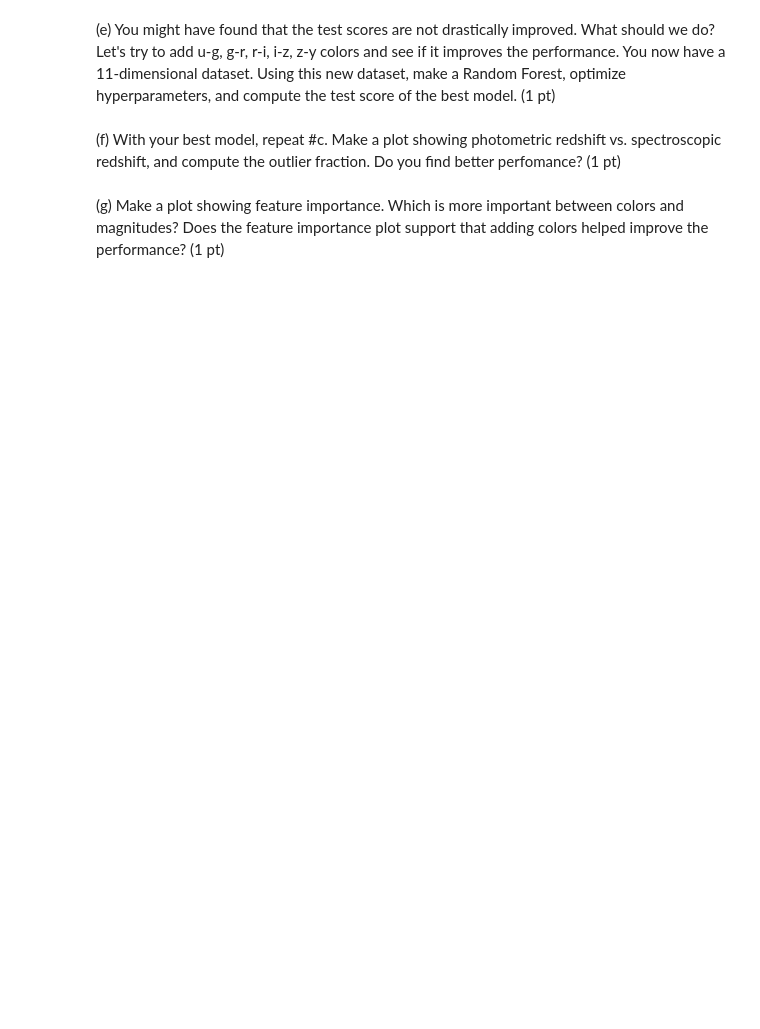
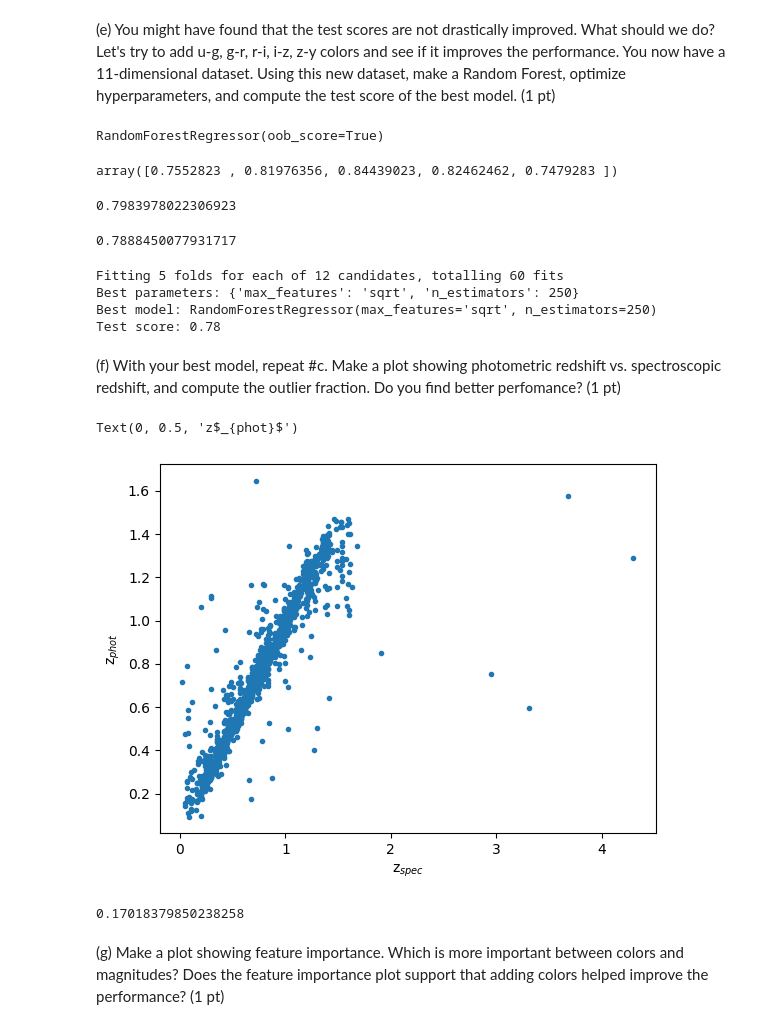
Before and after one commit to SpacialTree/machinelearning-homework, a Jupyter notebook: Homework/HW3/AST7939_homework3.ipynb, the cells around one changed output. Saved outputs shown, nothing was run; the diff lists cells and outputs as text; code cells hidden in the pictures; blank space fills up the shorter version.

```diff
--- a/Homework/HW3/AST7939_homework3.ipynb
+++ b/Homework/HW3/AST7939_homework3.ipynb
@@ -116,4 +195,67 @@ train: [[23.14385455 22.57061078 22.07681547 21.96614953 21.88239458 21.86940264
+# %%
+model = RandomForestRegressor(oob_score=True) # Initialize RandomForestRegressor
+model.fit(X_train, y_train) # Fit the model on training data
+# %% [output]
+RandomForestRegressor(oob_score=True)
+# %%
+scores = cross_val_score(model, X_train, y_train, cv=5) # Get Cross Validation Scores
+scores
+# %% [output]
+array([0.7552823 , 0.81976356, 0.84439023, 0.82462462, 0.7479283 ])
+# %%
+np.mean(scores) # Mean of all 5 cross validation scores
+# %% [output]
+0.7983978022306923
+# %%
+model.oob_score_  # Out-of-the-box score
+# %% [output]
+0.7888450077931717
+# %%
+# hyperparameter optimization
+
+param_grid = {'max_features': [None, 'sqrt', 2], # Grid set up for hyperparameter optimization
+              'n_estimators': [100, 200, 250, 300] # max_features as specified
+              }
+
+grid_search = GridSearchCV(RandomForestRegressor(),  # specify RFR
+                           param_grid, cv=5, return_train_score=True, verbose=1)
+grid_search.fit(X_train, y_train) # Fit for best model with training data
+
+print("Best parameters: {}".format(grid_search.best_params_)) # print out best parameters
+print("Best model: {}".format(grid_search.best_estimator_)) # print out the best model
+print("Test score: {:.2f}".format(grid_search.score(X_test, y_test))) # print out the test score of the best model
+# %% [output]
+Fitting 5 folds for each of 12 candidates, totalling 60 fits
+Best parameters: {'max_features': 'sqrt', 'n_estimators': 250}
+Best model: RandomForestRegressor(max_features='sqrt', n_estimators=250)
+Test score: 0.78
 # %% [markdown]
 (f) With your best model, repeat #c. Make a plot showing photometric redshift vs. spectroscopic redshift, and compute the outlier fraction. Do you find better perfomance? (1 pt)
+# %%
+# Same as model above btw
+model = RandomForestRegressor(max_features='sqrt', n_estimators=250, oob_score=True) # Initialize RandomForestRegressor
+model.fit(X_train, y_train) # Fit the model on training data
+
+z_phot = model.predict(X_test) # using the model from above, predict the redshift for the test data
+z_spec = np.array(y_test) # the true redshifts from spectroscopy
+
+# Plot and compare
+plt.scatter(z_spec, z_phot, marker='.')
+plt.xlabel('z$_{spec}$')
+plt.ylabel('z$_{phot}$')
+# %% [output]
+Text(0, 0.5, 'z$_{phot}$')
+[figure, added]
+# %%
+count = 0
+
+for i in range(len(z_phot)):
+    if np.abs(z_phot[i] - z_spec[i]) > 0.15 / (1 + z_spec[i]): # count how many objects $|z_{phot}-z_{spec}| > 0.15/(1+z_{spec})$ is true for
+        count += 1
+
+eta = count / len(z_phot) # find the fraction of objects its true for
+eta
+# %% [output]
+0.17018379850238258
 # %% [markdown]
 (g) Make a plot showing feature importance. Which is more important between colors and magnitudes? Does the feature importance plot support that adding colors helped improve the performance? (1 pt)
```
Also changed, not shown: parts of 25 cells of this notebook.
